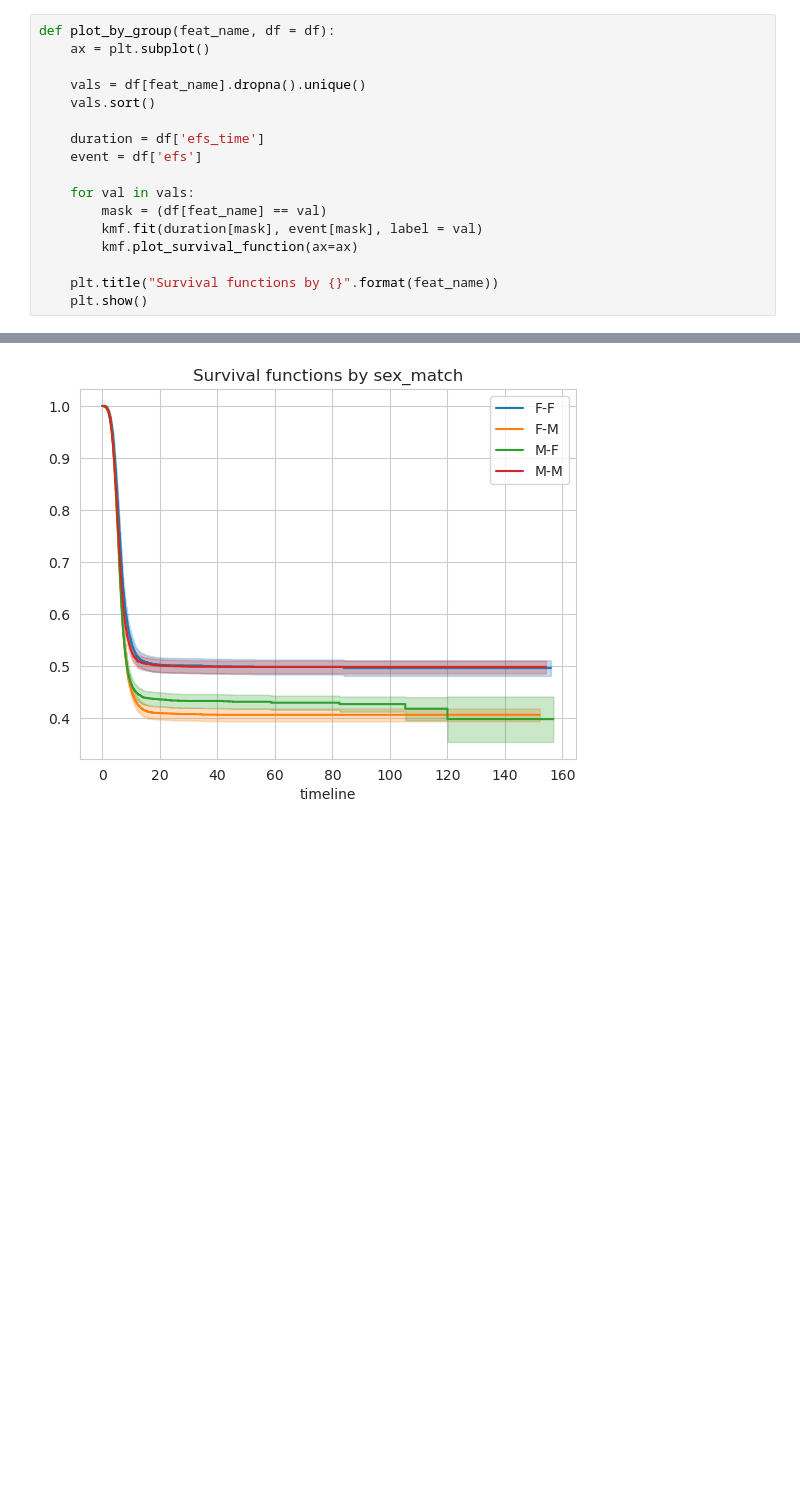
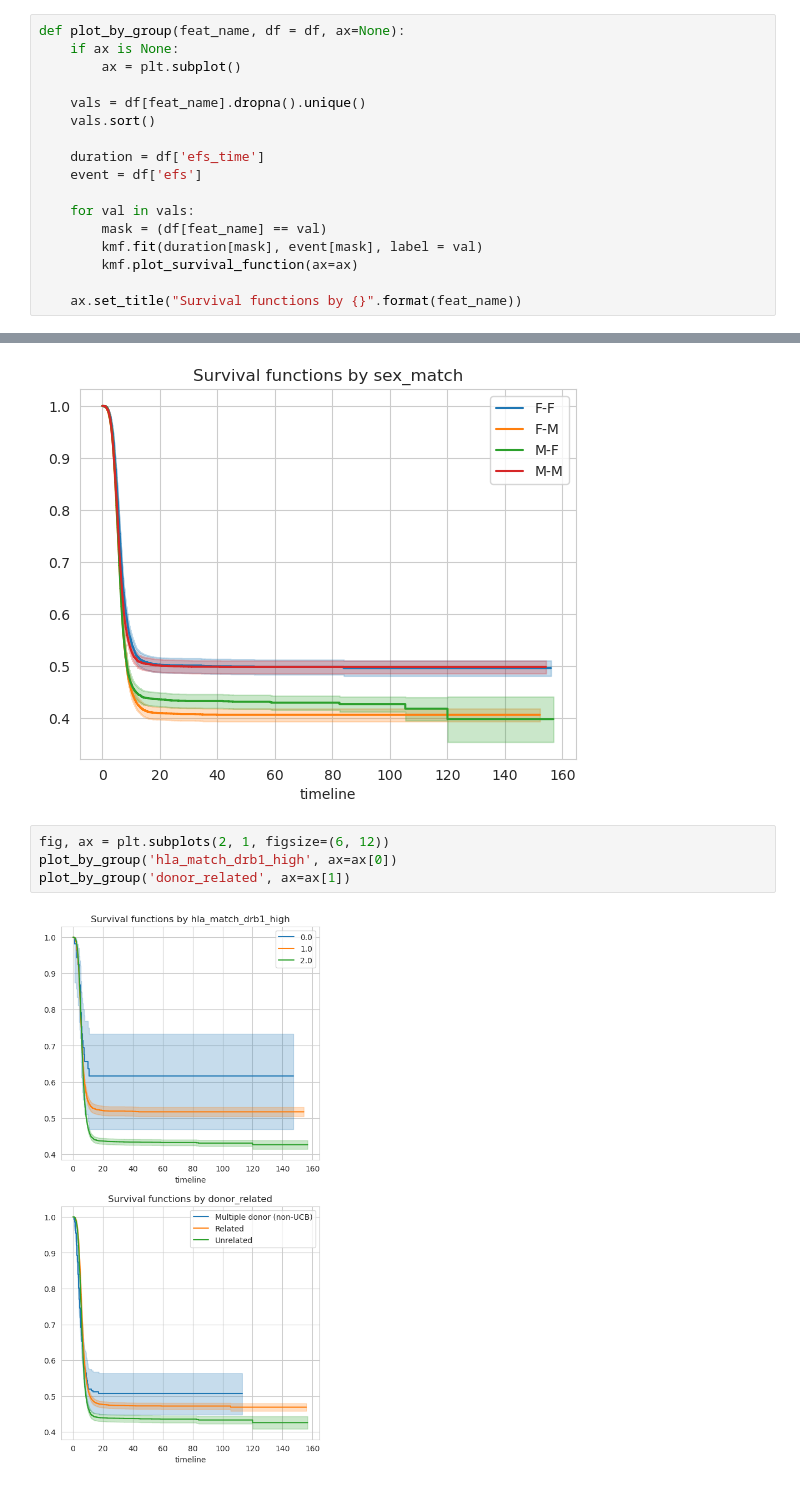
Before and after one commit to RuiboZhang98/CIBMTR_post_hct_survival, a Jupyter notebook: scripts/feature_vs_survival.ipynb, the cells around one changed output, grey strips where cells are left out. Drawn from its saved outputs; the diff is of its cells as text; blank space fills up the shorter version.

Commit message:
Add additional plots to understand drb1 vs. race

```diff
--- a/scripts/feature_vs_survival.ipynb
+++ b/scripts/feature_vs_survival.ipynb
@@ -202,6 +195,7 @@ result.summary
 # %%
-def plot_by_group(feat_name, df = df):
-    ax = plt.subplot()
+def plot_by_group(feat_name, df = df, ax=None):
+    if ax is None:
+        ax = plt.subplot()
 
     vals = df[feat_name].dropna().unique()
     vals.sort()
@@ -214,8 +208,7 @@ def plot_by_group(feat_name, df = df):
         kmf.fit(duration[mask], event[mask], label = val)
         kmf.plot_survival_function(ax=ax)
 
-    plt.title("Survival functions by {}".format(feat_name))
-    plt.show()
+    ax.set_title("Survival functions by {}".format(feat_name))
 # %%
 plot_by_group('ethnicity')
 # %% [output]
@@ -224,3 +217,9 @@ plot_by_group('ethnicity')
 plot_by_group('sex_match')
 # %% [output]
 [figure]
+# %%
+fig, ax = plt.subplots(2, 1, figsize=(6, 12))
+plot_by_group('hla_match_drb1_high', ax=ax[0])
+plot_by_group('donor_related', ax=ax[1])
+# %% [output]
+[figure, added]
```
Also changed, not shown: parts of 13 cells of this notebook.
